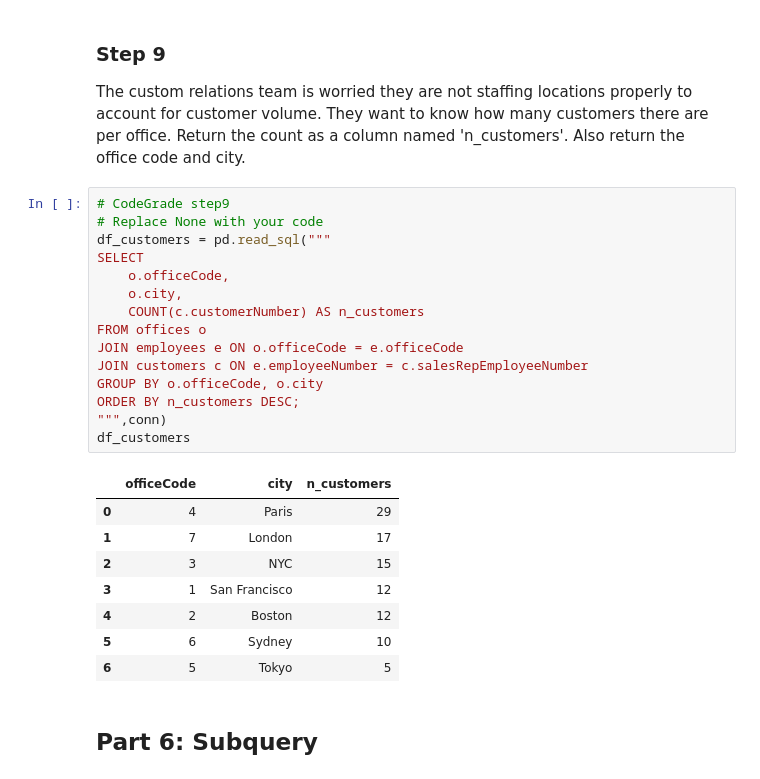
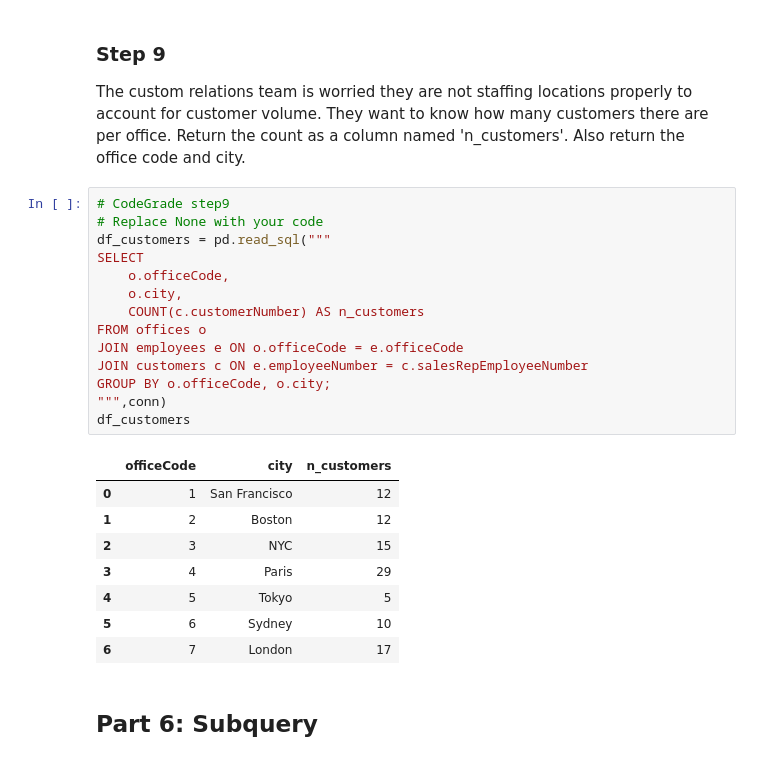
Before and after one commit to ethersammy029-cmyk/DS_Course1_Week1_Module3_SQLTables, a Jupyter notebook: SQLJoinsSubQueriesLab.ipynb, the cells around one changed output. Drawn from its saved outputs; the diff is of its cells as text.

```diff
--- a/SQLJoinsSubQueriesLab.ipynb
+++ b/SQLJoinsSubQueriesLab.ipynb
@@ -307,27 +307,26 @@ The custom relations team is worried they are not staffing locations properly to
 # %%
 # CodeGrade step9
 # Replace None with your code
 df_customers = pd.read_sql("""
 SELECT
     o.officeCode,
     o.city,
     COUNT(c.customerNumber) AS n_customers
 FROM offices o
 JOIN employees e ON o.officeCode = e.officeCode
 JOIN customers c ON e.employeeNumber = c.salesRepEmployeeNumber
-GROUP BY o.officeCode, o.city
-ORDER BY n_customers DESC;
+GROUP BY o.officeCode, o.city;
 """,conn)
 df_customers
 # %% [output]
 |  | officeCode | city | n_customers |
-| 0 | 4 | Paris | 29 |
-| 1 | 7 | London | 17 |
+| 0 | 1 | San Francisco | 12 |
+| 1 | 2 | Boston | 12 |
 | 2 | 3 | NYC | 15 |
-| 3 | 1 | San Francisco | 12 |
-| 4 | 2 | Boston | 12 |
+| 3 | 4 | Paris | 29 |
+| 4 | 5 | Tokyo | 5 |
 | 5 | 6 | Sydney | 10 |
-| 6 | 5 | Tokyo | 5 |
+| 6 | 7 | London | 17 |
 # %% [markdown]
 ## Part 6: Subquery
 # %% [markdown]
```
Also changed, not shown: parts of 3 cells of this notebook, 1 other file.
